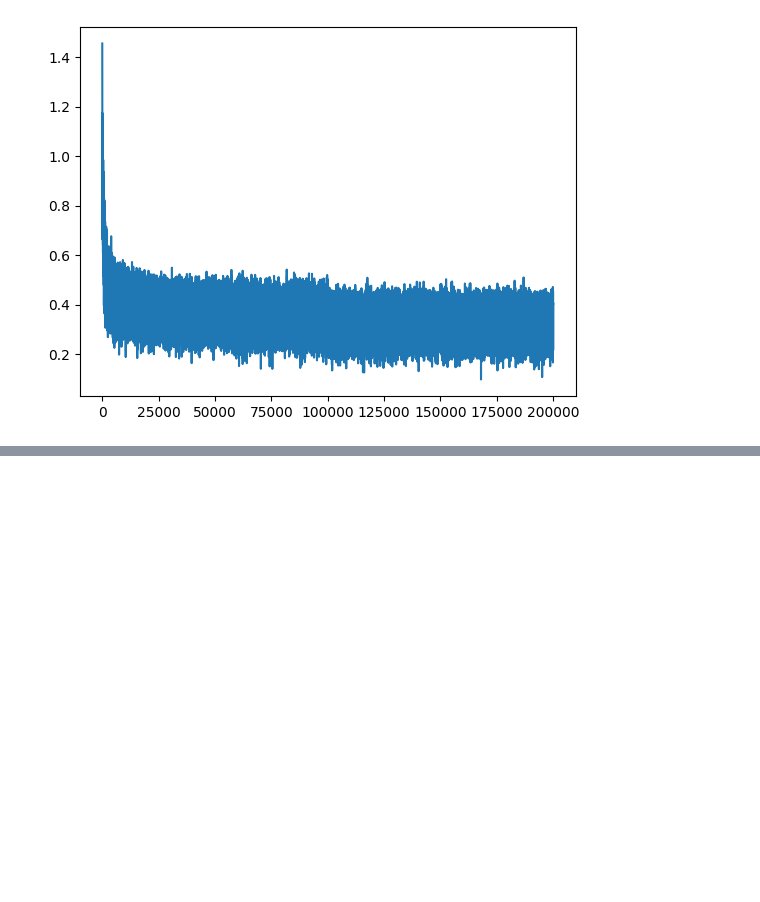
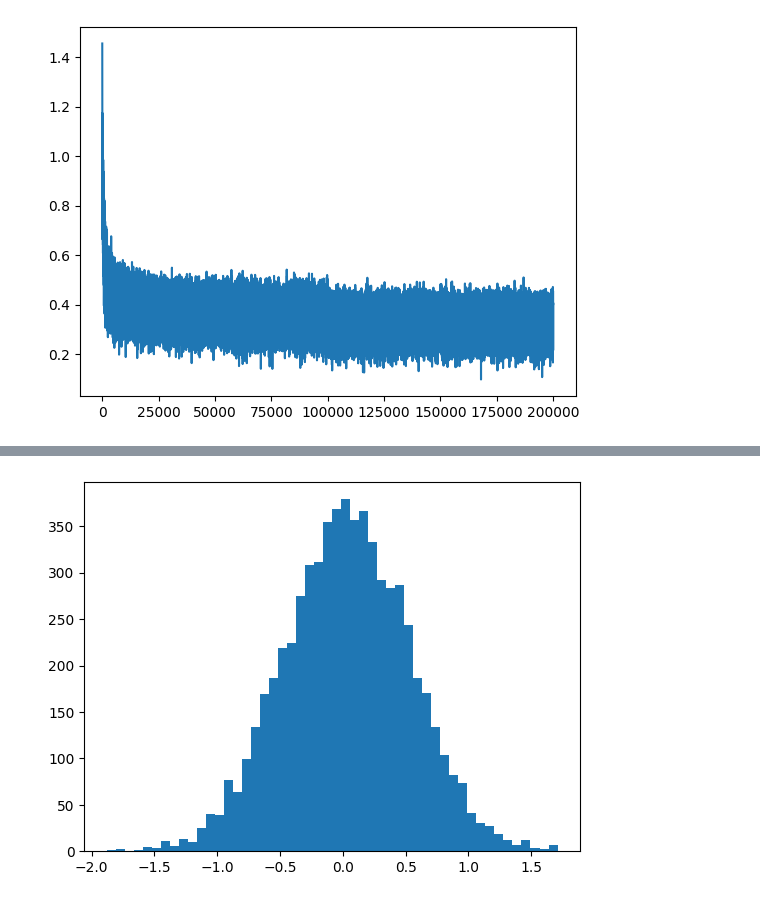
Before and after one commit to Usman-Bajwa1/Make-More, a Jupyter notebook: make-more-3.ipynb, the cells around one changed output, grey strips where cells are left out. Saved outputs shown, nothing was run; the diff lists cells and outputs as text; code cells hidden in the pictures; blank space fills up the shorter version.

```diff
--- a/make-more-3.ipynb
+++ b/make-more-3.ipynb
@@ -140,0 +213,4 @@ plt.plot(lossi)
+# %%
+plt.hist(hpreact.view(-1).tolist(), 50);
+# %% [output]
+[figure, added]
```
Also changed, not shown: parts of 6 cells of this notebook.
